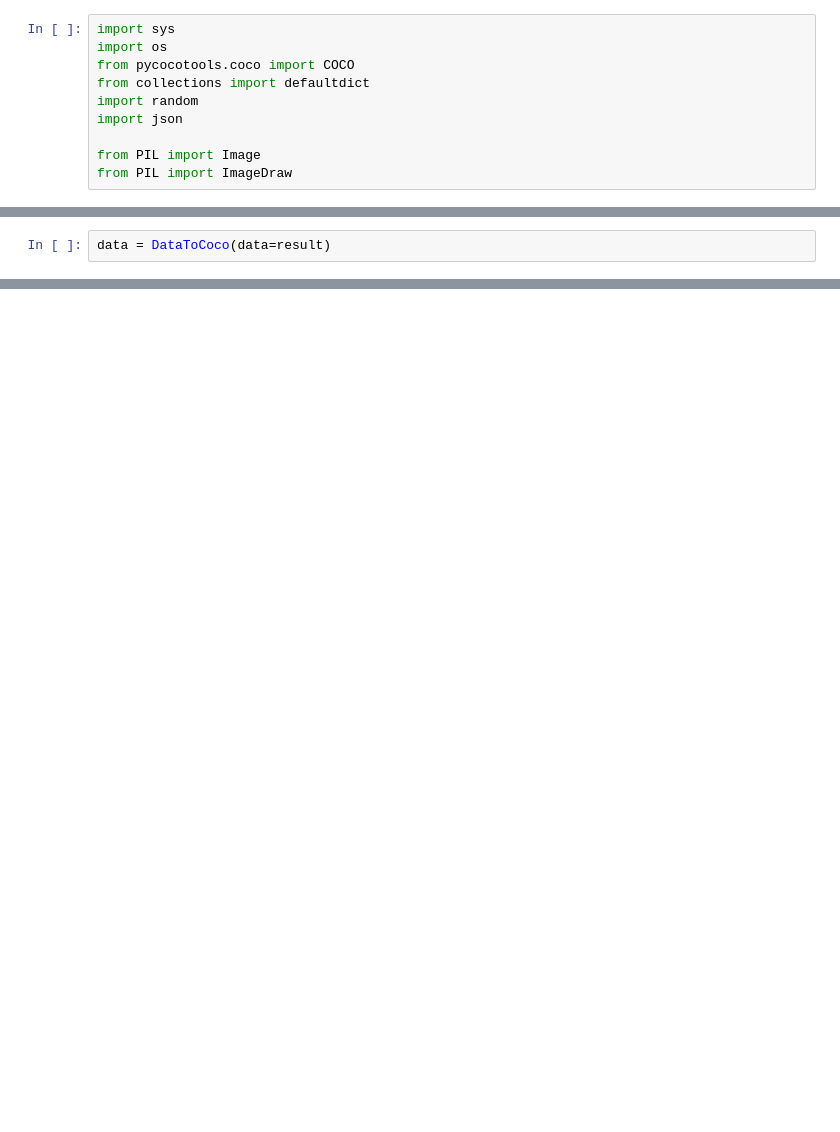
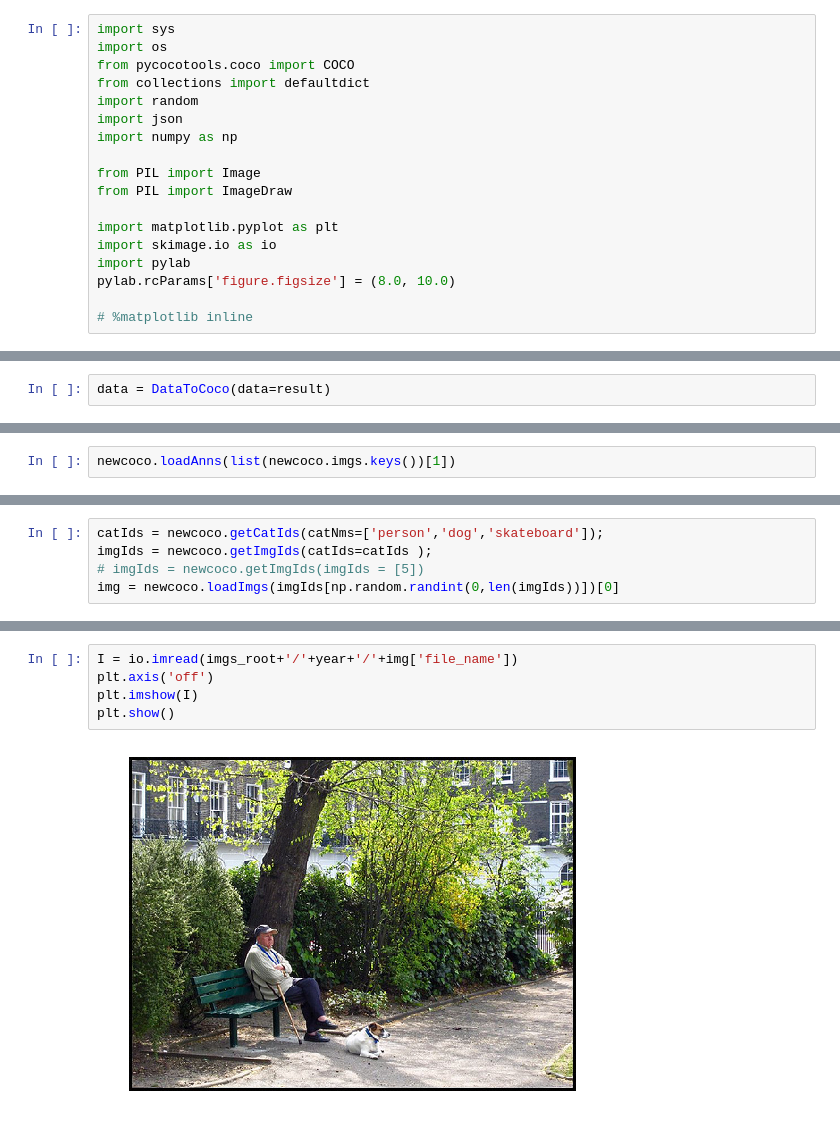
Before and after one commit to lyuwenyu/pytorch_workspace, a Jupyter notebook: augmentor/coco_data.ipynb, the cells around one changed output, grey strips where cells are left out. Saved outputs shown, nothing was run; the diff lists cells and outputs as text; blank space fills up the shorter version.

```diff
--- a/augmentor/coco_data.ipynb
+++ b/augmentor/coco_data.ipynb
@@ -5,9 +5,17 @@ from pycocotools.coco import COCO
 from collections import defaultdict
 import random
 import json
+import numpy as np
 
 from PIL import Image
 from PIL import ImageDraw
+
+import matplotlib.pyplot as plt
+import skimage.io as io
+import pylab
+pylab.rcParams['figure.figsize'] = (8.0, 10.0)
+
+# %matplotlib inline
 # %%
 data_root = '../../dataset/coco/'
 imgs_root = os.path.join(data_root, 'images')
@@ -239 +247,3 @@ newcoco.loadAnns([0])
   'id': 0}]
+# %%
+newcoco.loadAnns(list(newcoco.imgs.keys())[1])
@@ -261,0 +274,5 @@ categories <class 'list'> 80
+# %%
+catIds = newcoco.getCatIds(catNms=['person','dog','skateboard']);
+imgIds = newcoco.getImgIds(catIds=catIds );
+# imgIds = newcoco.getImgIds(imgIds = [5])
+img = newcoco.loadImgs(imgIds[np.random.randint(0,len(imgIds))])[0]
@@ -261,0 +290,7 @@ categories <class 'list'> 80
+# %%
+I = io.imread(imgs_root+'/'+year+'/'+img['file_name'])
+plt.axis('off')
+plt.imshow(I)
+plt.show()
+# %% [output]
+[figure, added]
```
Also changed, not shown: parts of 10 cells of this notebook.
